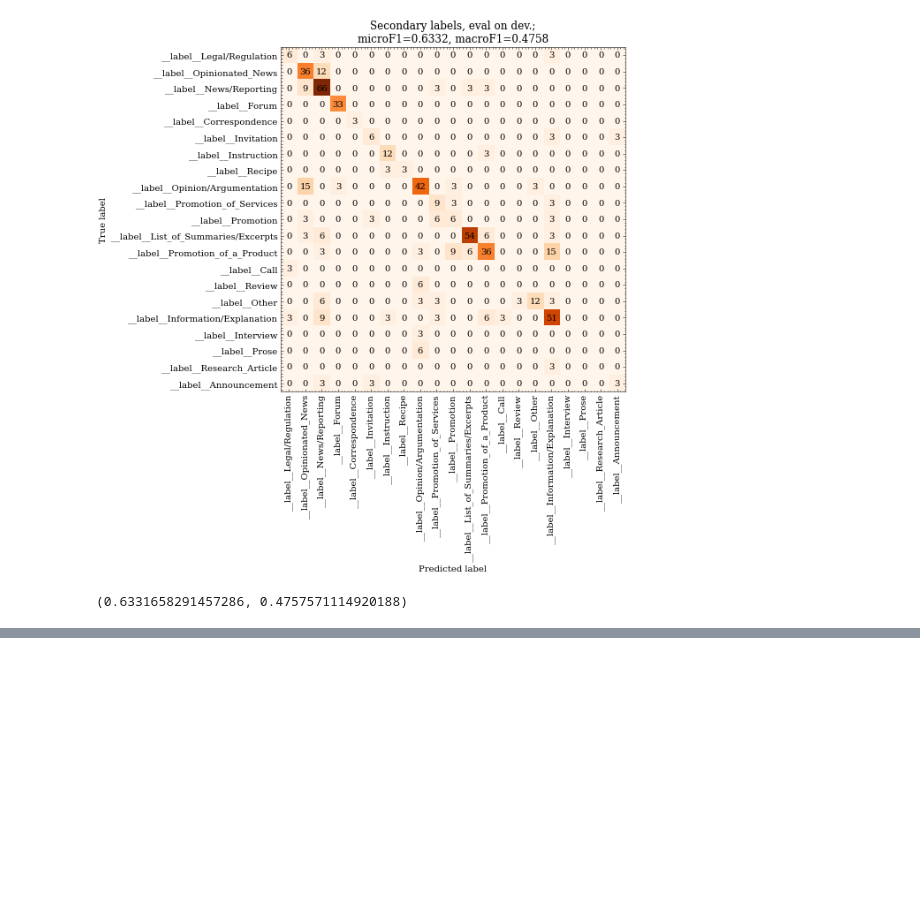
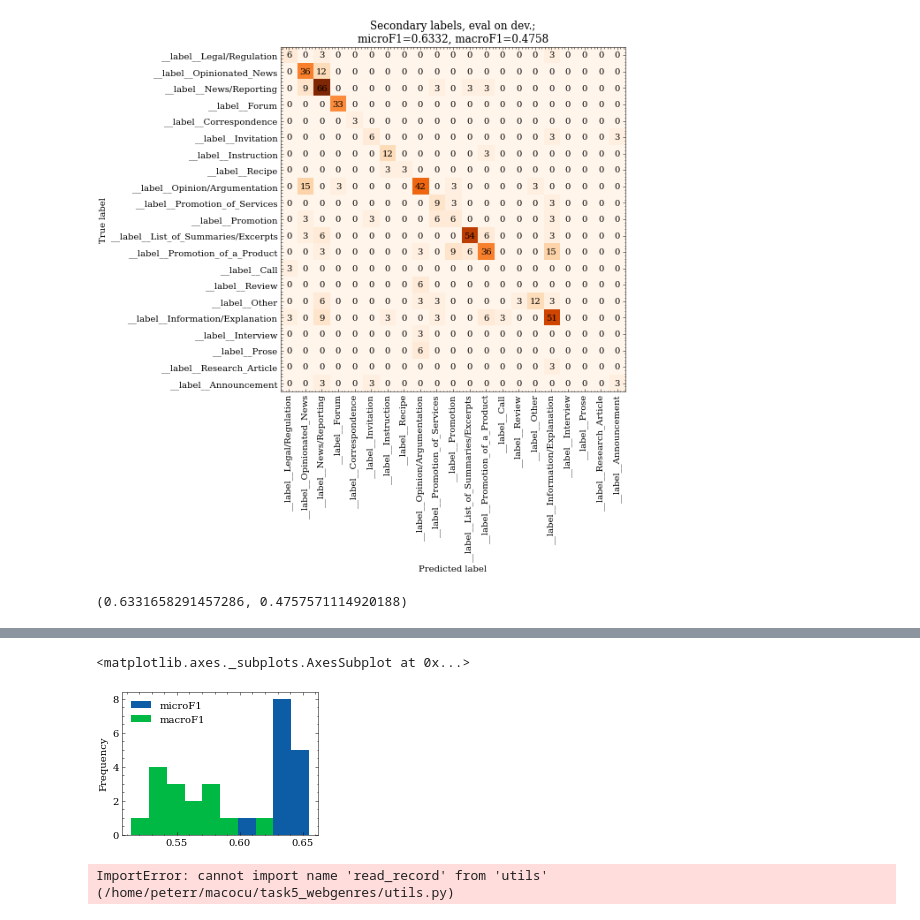
Before and after one commit to TajaKuzman/Transformers-GINCO-Experiments, a Jupyter notebook: 19_q2 analysis.ipynb, the cells around one changed output, grey strips where cells are left out. Drawn from its saved outputs; the diff is of its cells as text; code cells hidden in the pictures; blank space fills up the shorter version.

Commit message:
Logged some more data on Q1. Added CM plots for comparing

```diff
--- a/19_q2 analysis.ipynb
+++ b/19_q2 analysis.ipynb
@@ -118,0 +170,16 @@ macroF1=0.4758
+# %%
+df[df["eval"]=="test_dd"].plot(kind="hist")
+# %% [output]
+<matplotlib.axes._subplots.AxesSubplot at 0x...>
+[figure, added]
+# %%
+from utils import read_record
+
+df1 = read_record("backup_17__2.txt")
+df2 = read_record("backup_18.txt")
+df3 = read_record("backup_18_2.txt")
+
+df = pd.concat([df1, df2, df3])
+df
+# %% [output]
+ImportError: cannot import name 'read_record' from 'utils' (/home/peterr/macocu/task5_webgenres/utils.py)
```
Also changed, not shown: parts of 4 cells of this notebook, 4 other files.
